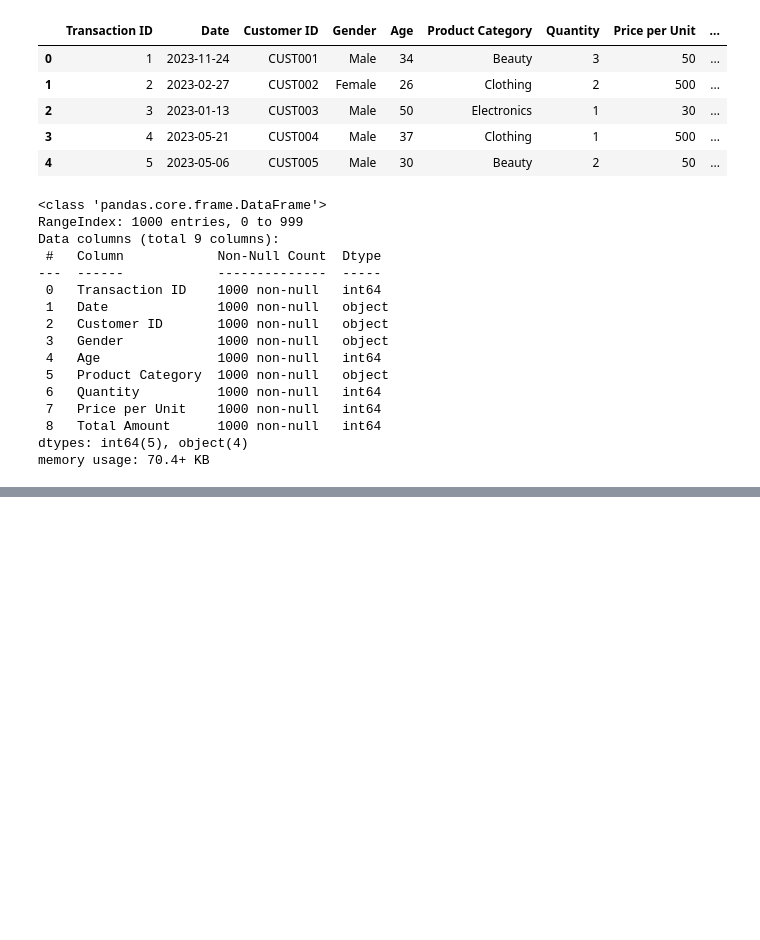
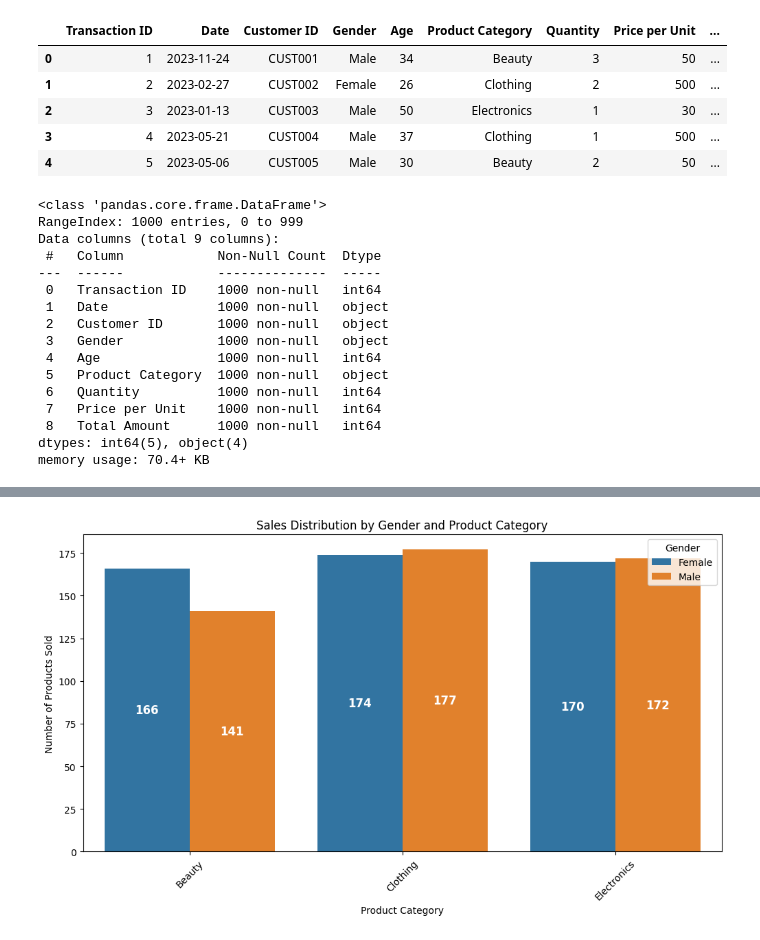
Before and after one commit to AbrahimSA/Retail_Sales, a Jupyter notebook: 1_EDA.ipynb, the cells around one changed output, grey strips where cells are left out. Saved outputs shown, nothing was run; the diff lists cells and outputs as text; code cells hidden in the pictures; blank space fills up the shorter version.

```diff
--- a/1_EDA.ipynb
+++ b/1_EDA.ipynb
@@ -53,0 +210,28 @@ df.describe()
+# %%
+import matplotlib.pyplot as plt
+import seaborn as sns
+
+# Plot total no.of transaction for each "Gender" and "Product Category"
+
+# Count the number of products sold per gender per category
+category_gender_counts = df.groupby(["Gender", "Product Category"], observed=True).size().reset_index(name="Count")
+
+# Plot the data using Seaborn
+plt.figure(figsize=(12, 6))
+ax = sns.barplot(x="Product Category", y="Count", hue="Gender", data=category_gender_counts)
+
+# Add value labels on top of bars
+for container in ax.containers:
+    ax.bar_label(container, fmt='%d', fontsize=12, padding=0, label_type="center", color="white", weight="bold")
+
+# Add labels and title
+plt.xlabel("Product Category")
+plt.ylabel("Number of Products Sold")
+plt.title("Sales Distribution by Gender and Product Category")
+plt.xticks(rotation=45)  # Rotate x-axis labels
+plt.legend(title="Gender")
+
+# Show the plot
+plt.show()
+# %% [output]
+[figure, added]
```
Also changed, not shown: parts of 21 cells of this notebook, 1 other file.
